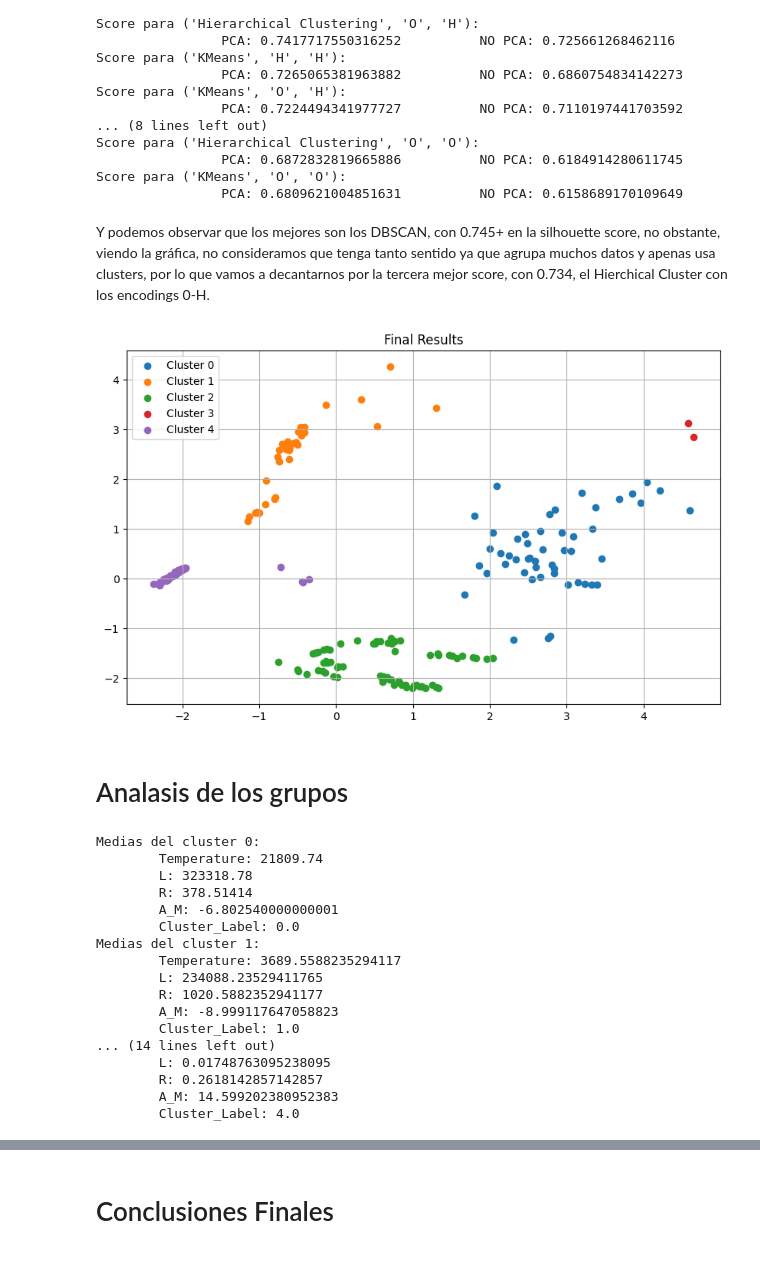
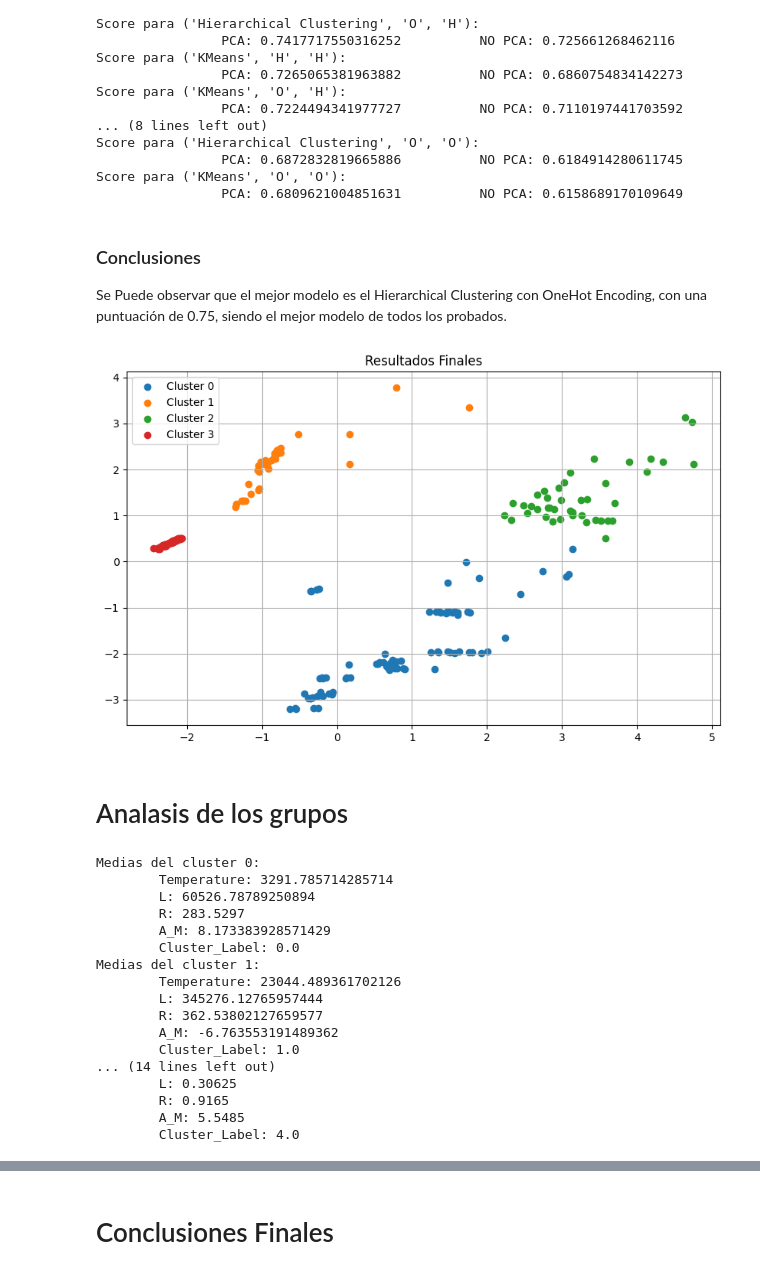
Before and after one commit to 100472175/ML-82-17-2, a Jupyter notebook: Stars.ipynb, the cells around one changed output, grey strips where cells are left out. Saved outputs shown, nothing was run; the diff lists cells and outputs as text; code cells hidden in the pictures.

```diff
--- a/Stars.ipynb
+++ b/Stars.ipynb
@@ -578,7 +578,9 @@ Score para ('Hierarchical Clustering', 'O', 'O'):
 Score para ('KMeans', 'O', 'O'):
                 PCA: 0.6809621004851631          NO PCA: 0.6158689170109649
 # %% [markdown]
-Y podemos observar que los mejores son los DBSCAN, con 0.745+ en la silhouette score, no obstante, viendo la gráfica, no consideramos que tenga tanto sentido ya que agrupa muchos datos y apenas usa clusters, por lo que vamos a decantarnos por la tercera mejor score, con 0.734, el Hierchical Cluster con los encodings 0-H.
+### Conclusiones
+
+Se Puede observar que el mejor modelo es el Hierarchical Clustering con OneHot Encoding, con una puntuación de 0.75, siendo el mejor modelo de todos los probados.
 # %%
 """
 ##### Clustering Algorithm: Hierarchical Clustering #####
@@ -604,10 +606,13 @@ mapping = {
 normalized_colors = list(mapping.keys())
 
 data['Color'] = data['Color'].apply(lambda x: next((k for k, v in mapping.items() if x in v), x))
+spectrum = ['O', 'B', 'A', 'F', 'G', 'K', 'M']
 
-# Esto hay que cambiarlo a Ordinal
-color_encoder = OrdinalEncoder(categories=[normalized_colors])
-data['Color_Encoded'] = color_encoder.fit_transform(data[['Color']])
+
+one_hot_encoder = OneHotEncoder(categories=[normalized_colors])
+color_encoded = one_hot_encoder.fit_transform(data[['Color']])
+color_encoded_df = pd.DataFrame(color_encoded.toarray(), columns=[f'Color_{i}' for i in range(1, 10)])
+data = pd.concat([data, color_encoded_df], axis=1)
 
 
 spectral_encoder = OneHotEncoder(categories=[spectrum])
@@ -618,36 +623,35 @@ data = pd.concat([data, spectral_encoded_df], axis=1)
 data.drop(['Color', 'Spectral_Class'], axis=1, inplace=True)
 
 
 # Aplicar StandardScaler en una pipeline
 scaler = StandardScaler()
 data_scaled = scaler.fit_transform(data)
 
 # Aplicar PCA con 2 componentes
 pca = PCA(n_components=2)
 data_pca = pca.fit_transform(data_scaled)
 
 # Definir los parámetros para DBSCAN
-params = {'compute_distances': True, 'compute_full_tree': True, 'distance_threshold': None, 'linkage': 'average', 'metric': 'euclidean', 'n_clusters': 5}
-
+params = {'compute_distances': True, 'compute_full_tree': True, 'distance_threshold': None, 'linkage': 'ward', 'metric': 'euclidean', 'n_clusters': 4}
 
 # Crear y ajustar el modelo DBSCAN
 hierarch = AgglomerativeClustering(**params)
 hierarch.fit(data_pca)
 cluster_labels = hierarch.labels_
 
 # Mostrar los resultados
 unique_labels = np.unique(cluster_labels)
 
 plt.figure(figsize=(10, 6))
 plt.title('Resultados Finales')
 for label in unique_labels:
     plt.scatter(data_pca[cluster_labels == label, 0], data_pca[cluster_labels == label, 1], label=f'Cluster {label}')
 
 plt.legend()
 plt.grid(True)
 plt.show()
 # %% [output]
-[figure, old version]
+[figure, new version]
 # %% [markdown]
 # Analasis de los grupos
 # %%
@@ -667,21 +671,21 @@ for label in unique_labels:
             print(f"\t{column}: {cluster_data[column].mean()}")
 # %% [output]
 Medias del cluster 0:
-        Temperature: 21809.74
-        L: 323318.78
-        R: 378.51414
-        A_M: -6.802540000000001
+        Temperature: 3291.785714285714
+        L: 60526.78789250894
+        R: 283.5297
+        A_M: 8.173383928571429
         Cluster_Label: 0.0
 Medias del cluster 1:
-        Temperature: 3689.5588235294117
-        L: 234088.23529411765
-        R: 1020.5882352941177
-        A_M: -8.999117647058823
+        Temperature: 23044.489361702126
+        L: 345276.12765957444
+        R: 362.53802127659577
+        A_M: -6.763553191489362
         Cluster_Label: 1.0
 ... (14 lines left out)
-        L: 0.01748763095238095
-        R: 0.2618142857142857
-        A_M: 14.599202380952383
+        L: 0.30625
+        R: 0.9165
+        A_M: 5.5485
         Cluster_Label: 4.0
 # %%
 # Para hacer un análisis de que datos están agrupados en cada centroide, lo primero es obtener los centroides
```
Also changed, not shown: parts of 2 cells of this notebook.
